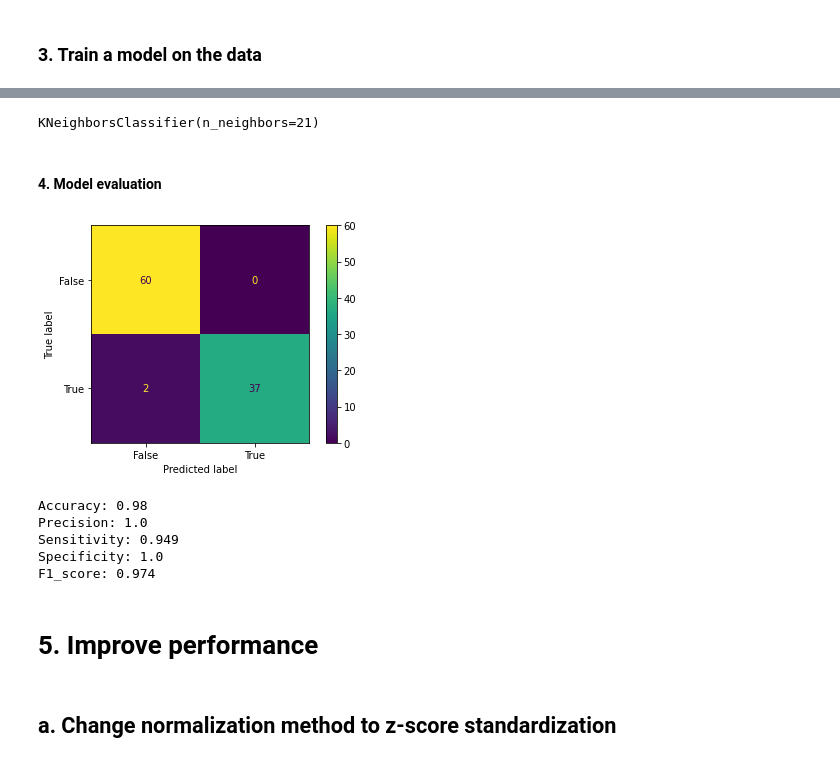
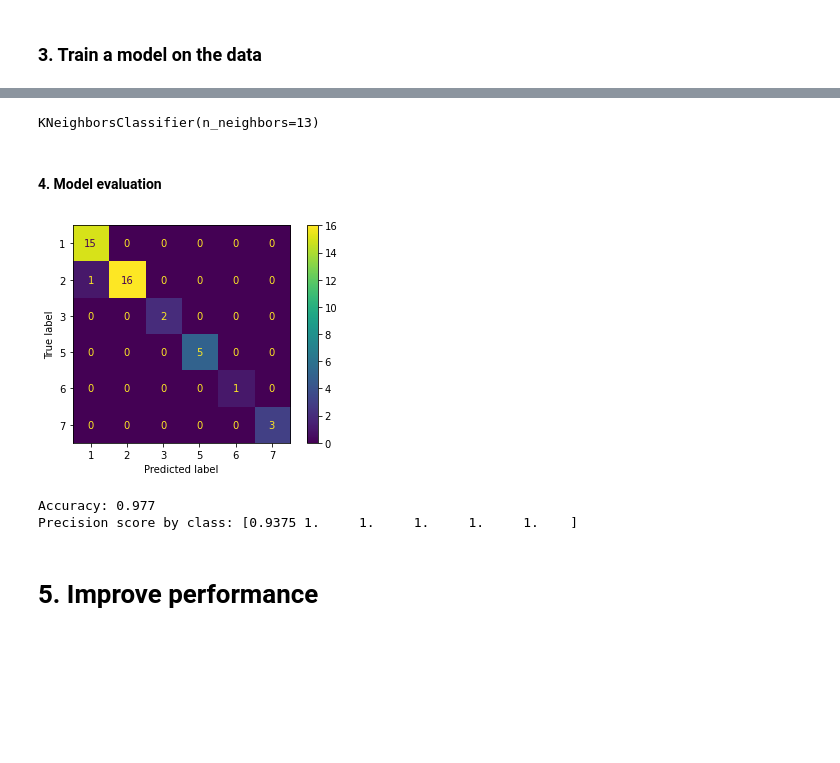
Before and after one commit to paigea58/glassClassification, a Jupyter notebook: glassIdentification.ipynb, the cells around one changed output, grey strips where cells are left out. Saved outputs shown, nothing was run; the diff lists cells and outputs as text; code cells hidden in the pictures; blank space fills up the shorter version.

```diff
--- a/glassIdentification.ipynb
+++ b/glassIdentification.ipynb
@@ -210,33 +205,29 @@ dtypes: category(1), float64(9)
 memory usage: 3.6 KB
 # %%
 # Training and test set labels
-wbcd_train_labels = wbcd.iloc[:469,0]
-wbcd_test_labels = wbcd.iloc[470:,0]
+glass_train_labels = glass_train_n.iloc[:, -1]
+glass_test_labels = glass_test_n.iloc[:, -1]
 # %%
-# Set KNN alg, start with k = 21 sqrt(instances)
-knn = KNeighborsClassifier(n_neighbors=21)
+# Set KNN alg, start with k = 13 sqrt(instances)
+k = int(np.floor(np.sqrt(train_N)))
+knn = KNeighborsClassifier(n_neighbors=k)
 # %%
 # Train model
-knn.fit(wbcd_train_n, wbcd_train_labels)
+knn.fit(glass_train_n, glass_train_labels)
 # %% [output]
-KNeighborsClassifier(n_neighbors=21)
+KNeighborsClassifier(n_neighbors=13)
 # %%
 # Predict test set
-wbcd_test_pred = knn.predict(wbcd_test_n)
+glass_test_pred = knn.predict(glass_test_n)
 # %% [markdown]
 #### 4. Model evaluation
 # %%
-confusion_matrix = metrics.confusion_matrix(wbcd_test_labels, wbcd_test_pred)
+confusion_matrix = metrics.confusion_matrix(glass_test_labels, glass_test_pred)
 confusion_matrix_dis(confusion_matrix)
-metrics_values(wbcd_test_labels, wbcd_test_pred)
+metrics_values(glass_test_labels, glass_test_pred)
 # %% [output]
-[figure, old version]
+[figure, new version]
-Accuracy: 0.98
-Precision: 1.0
-Sensitivity: 0.949
-Specificity: 1.0
-F1_score: 0.974
+Accuracy: 0.977
+Precision score by class: [0.9375 1.     1.     1.     1.     1.    ]
 # %% [markdown]
 # 5. Improve performance
-# %% [markdown]
-## a. Change normalization method to z-score standardization
```
Also changed, not shown: parts of 11 cells of this notebook.
